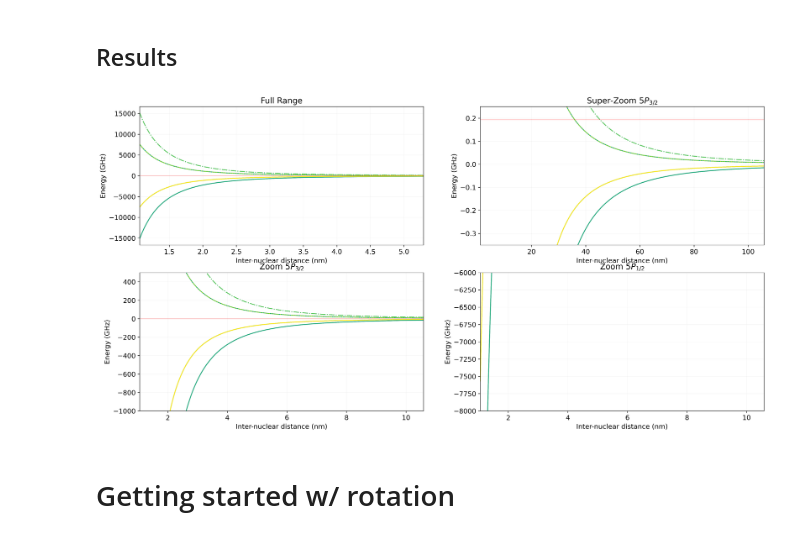
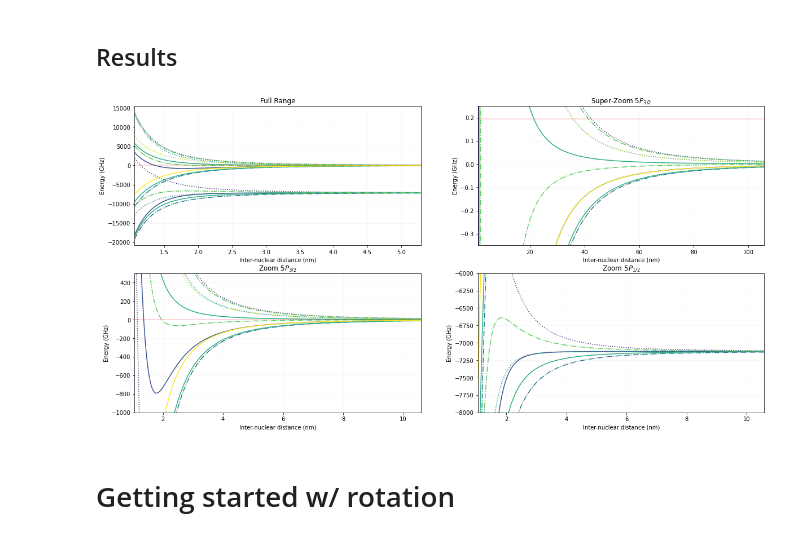
Before and after one commit to aquirdTurtle/Molecules_Code_New, a Jupyter notebook: New_Rotation_Calculation_Work.ipynb, the cells around one changed output. Saved outputs shown, nothing was run; the diff lists cells and outputs as text; code cells hidden in the pictures.

Commit message:
figuring out a more sensible way to do basis construction and transformations

```diff
--- a/New_Rotation_Calculation_Work.ipynb
+++ b/New_Rotation_Calculation_Work.ipynb
@@ -155,7 +155,7 @@ for label, base in mostlySymmetrizedBases.items():
     for num, state in enumerate(base[:]):
         misc.reportProgress(num, len(base))
         sigma = mol.g if state["sigma"] == "g" else mol.u
-        nuclearNums = [state['i'], state['iota'],state['i1'],state['i2'],]
+        nuclearNums = [state['I'], state['Iota'],state['i_a'],state['i_b'],]
         oalNums = (state["L"], state["Lambda"], 1, 0)
         spinNums = (state["S"], state["Sigma"], 1/2, 1/2)
         fsStates.append(sign * mol.caseAToAtomic( oalNums, spinNums, nuclearNums, sigma, lsiBasis, basisChange=lsToJOp ));
@@ -175,7 +175,8 @@ data = {}
 for basisNum, (label, basis) in enumerate(allBases.items()):
     #for matrixnum, (name, potentialMatrix, c_, boStates) in enumerate(zip(names, potentialList, colors, BohrOppenheimerStates)):
     for rv in Rvals:
-        rMatrix = mol.getBoH(C_3_val, rv, *basis).astype(float) + H_fs_phi[label]
+        rMatrix = mol.get_H_BO(C_3_val, rv, basis).astype(float) + H_fs_phi[label]
+        #rMatrix = mol.getBoH(C_3_val, rv, *basis).astype(float) + H_fs_phi[label]
         #rMatrix = createBOMatrix(C_3_val, rv, *boStates).astype(float) + potentialMatrix * 2 * DeltaVal / 3
         if label not in data:
             data[label]=[]
@@ -259,7 +276,7 @@ symmetrizedBases = {}
 for Omega in [0,1,2]:
     caseASymHfs = mol.createCaseABasis_Sym([1],[0,1],[0], sigmavals=['g','u'])
     for state in caseASymHfs:
-        if state['phi']<0:
+        if state['Phi']<0:
             continue
         if math.isclose(state['|Omega|'], Omega):
             if Omega == 0:
@@ -275,6 +292,7 @@ for Omega in [0,1,2]:
 # %%
 H_fs_phi, H_hfs_phi = {}, {}
 for label, base in symmetrizedBases.items():
+#for label, base in zip(['1g'],[symmetrizedBases['1g']]):
     #IPython.display.clear_output(wait=True)
     print('Working on states of symmetry ' + label +". " + str(len(base)) + " states")
     fsStates, hfsStates = [],[]
@@ -291,7 +309,7 @@ for label, base in symmetrizedBases.items():
         for index, sign in zip(indexes,signs):
             caseAState = caseAMostlySymHfs[index] # alias
             sigma = mol.g if caseAState["sigma"] == "g" else mol.u
-            nuclearNums = [caseAState['i'], caseAState['iota'],caseAState['i1'],caseAState['i2']]
+            nuclearNums = [caseAState['I'], caseAState['Iota'],caseAState['i_a'],caseAState['i_b']]
             oalNums = (caseAState["L"], caseAState["Lambda"], 1, 0) # oal = "orbital angular momentum"
             spinNums = (caseAState["S"], caseAState["Sigma"], 1/2, 1/2)
             symFsState += sign * mol.caseAToAtomic( oalNums, spinNums, nuclearNums, sigma, lsiBasis, basisChange=lsToJOp )
@@ -374,8 +365,8 @@ data = {}
 for basisNum, (label, basis) in enumerate(allBases.items()):
     #for matrixnum, (name, potentialMatrix, c_, boStates) in enumerate(zip(names, potentialList, colors, BohrOppenheimerStates)):
     for rv in Rvals:
-        #rMatrix = mol.getBoH(C_3_val, rv, *basis).astype(float) + H_fs_phi[label]
-        rMatrix = mol.getBoH(C_3_val, rv, *basis).astype(float)
+        rMatrix = mol.get_H_BO(C_3_val, rv, basis).astype(float) + H_fs_phi[label]
+        #rMatrix = mol.get_H_BO(C_3_val, rv, basis).astype(float)
         #rMatrix = createBOMatrix(C_3_val, rv, *boStates).astype(float) + potentialMatrix * 2 * DeltaVal / 3
         if label not in data:
             data[label]=[]
@@ -391,34 +382,34 @@ for ax in axs.flatten():
     for num, label in enumerate(data.keys()):
         mdata = data[label]
         linestyle = linestyles[num]
         c_ = colors[num]
         if len(np.array(mdata).shape) == 2 or len(np.array(mdata).shape) == 3:
             for lineNum, lineData in enumerate(misc.transpose(mdata)):
                 ax.plot(Rvals*1e9, np.array(lineData) * 1e-9 / mc.h,
                         label=label if lineNum == 0 else None, color=c_, linestyle=linestyle)
         else:
             ax.plot(Rvals*1e9, np.array(mdata) * 1e-9 / mc.h,
                     label=name, color=c_, linestyle=linestyle)
     ax.set_xlabel('Inter-nuclear distance (nm)')
     ax.set_ylabel('Energy (GHz)')
     ax.grid(alpha=0.1)
     ax.axhline(0.1937408, alpha=0.2,color='r', label='F States')
 
 axs[0,0].set_title('Full Range')
 axs[0,0].set_xlim(min(Rvals)*1e9,max(Rvals)*1e9/20)
 #axs[0,0].legend(ncol=5,fontsize=14)
 axs[1,0].set_title('Zoom $5P_{3/2}$')
 axs[1,0].set_xlim(min(Rvals)*1e9,max(Rvals)*1e9/10)
 axs[1,0].set_ylim(-1000, 500)
 axs[0,1].set_title('Super-Zoom $5P_{3/2}""$')
 axs[0,1].set_xlim(min(Rvals)*1e9,max(Rvals)*1e9)
 axs[0,1].set_ylim(-0.35, 0.25)
 axs[1,1].set_title('Zoom $5P_{1/2}$')
 axs[1,1].set_xlim(min(Rvals)*1e9,max(Rvals)*1e9/10)
 axs[1,1].set_ylim(-8000, -6000);
 #plt.savefig('Movre-Pischler.png', dpi=200)
 # %% [output]
-[figure, old version]
+[figure, new version]
 # %% [markdown]
 # Getting started w/ rotation
 # %% [markdown]
```
Also changed, not shown: parts of 13 cells of this notebook, 5 other files.
